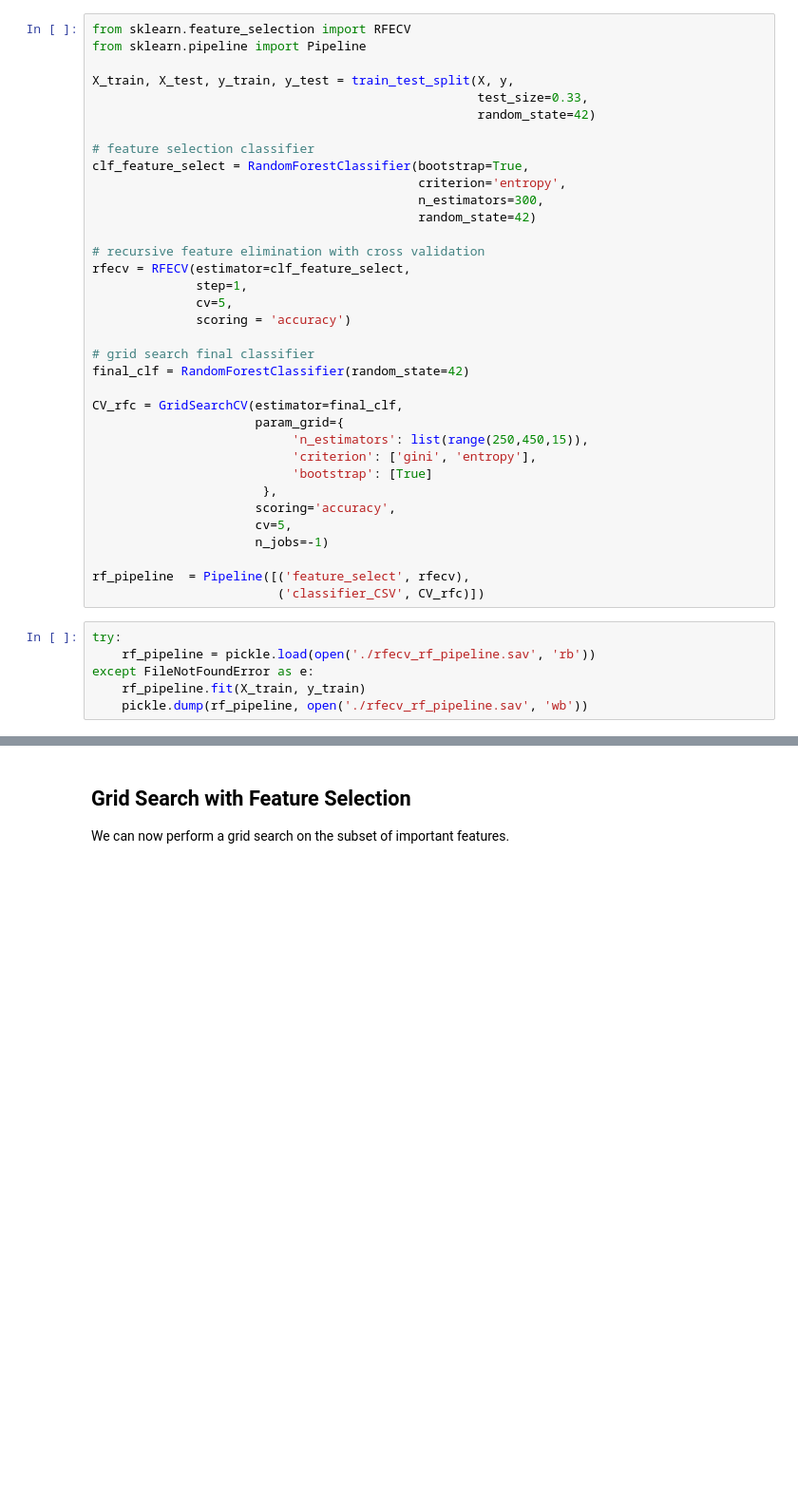
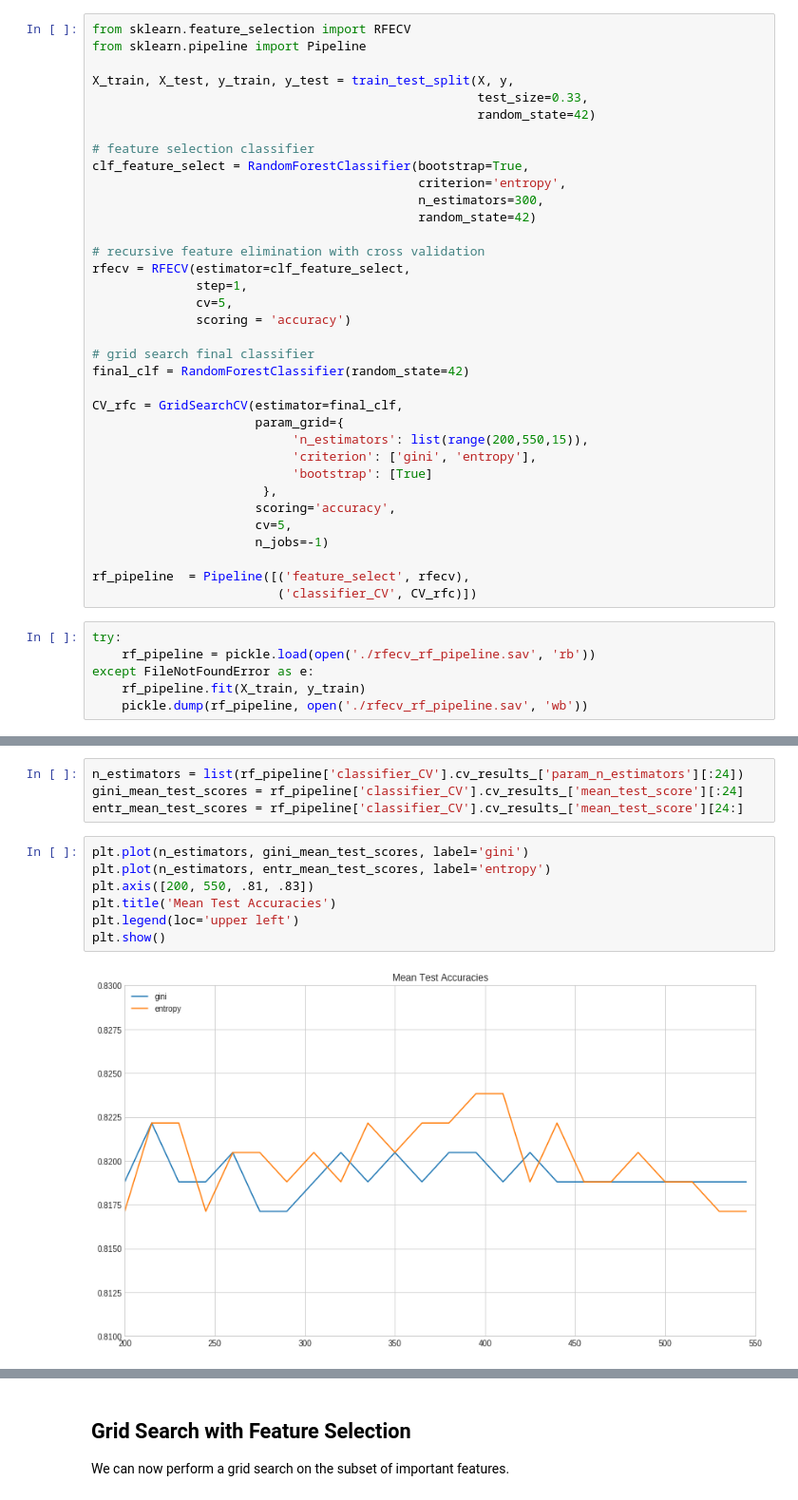
Before and after one commit to BigBangData/TitanicSurvival, a Jupyter notebook: TitanicPredictions_v3.ipynb, the cells around one changed output, grey strips where cells are left out. Shown: that part at 95% size. Saved outputs shown, nothing was run; the diff lists cells and outputs as text; blank space fills up the shorter version.

```diff
--- a/TitanicPredictions_v2.ipynb
+++ b/TitanicPredictions_v3.ipynb
@@ -325,7 +325,7 @@ final_clf = RandomForestClassifier(random_state=42)
 
 CV_rfc = GridSearchCV(estimator=final_clf,
                       param_grid={
-                           'n_estimators': list(range(250,450,15)),
+                           'n_estimators': list(range(200,550,15)),
                            'criterion': ['gini', 'entropy'],
                            'bootstrap': [True]
                        },
@@ -334,7 +334,7 @@ CV_rfc = GridSearchCV(estimator=final_clf,
                       n_jobs=-1)
 
 rf_pipeline  = Pipeline([('feature_select', rfecv),
-                         ('classifier_CSV', CV_rfc)])
+                         ('classifier_CV', CV_rfc)])
 # %%
 try:
     rf_pipeline = pickle.load(open('./rfecv_rf_pipeline.sav', 'rb'))
@@ -346 +363,14 @@ pickle.dump(rf_pipeline, open('./rfecv_rf_pipeline.sav', 'wb'))
+# %%
+n_estimators = list(rf_pipeline['classifier_CV'].cv_results_['param_n_estimators'][:24])
+gini_mean_test_scores = rf_pipeline['classifier_CV'].cv_results_['mean_test_score'][:24]
+entr_mean_test_scores = rf_pipeline['classifier_CV'].cv_results_['mean_test_score'][24:]
+# %%
+plt.plot(n_estimators, gini_mean_test_scores, label='gini')
+plt.plot(n_estimators, entr_mean_test_scores, label='entropy')
+plt.axis([200, 550, .81, .83])
+plt.title('Mean Test Accuracies')
+plt.legend(loc='upper left')
+plt.show()
+# %% [output]
+[figure, added]
 # %%
```
Also changed, not shown: parts of 16 cells of this notebook, 2 other files.
